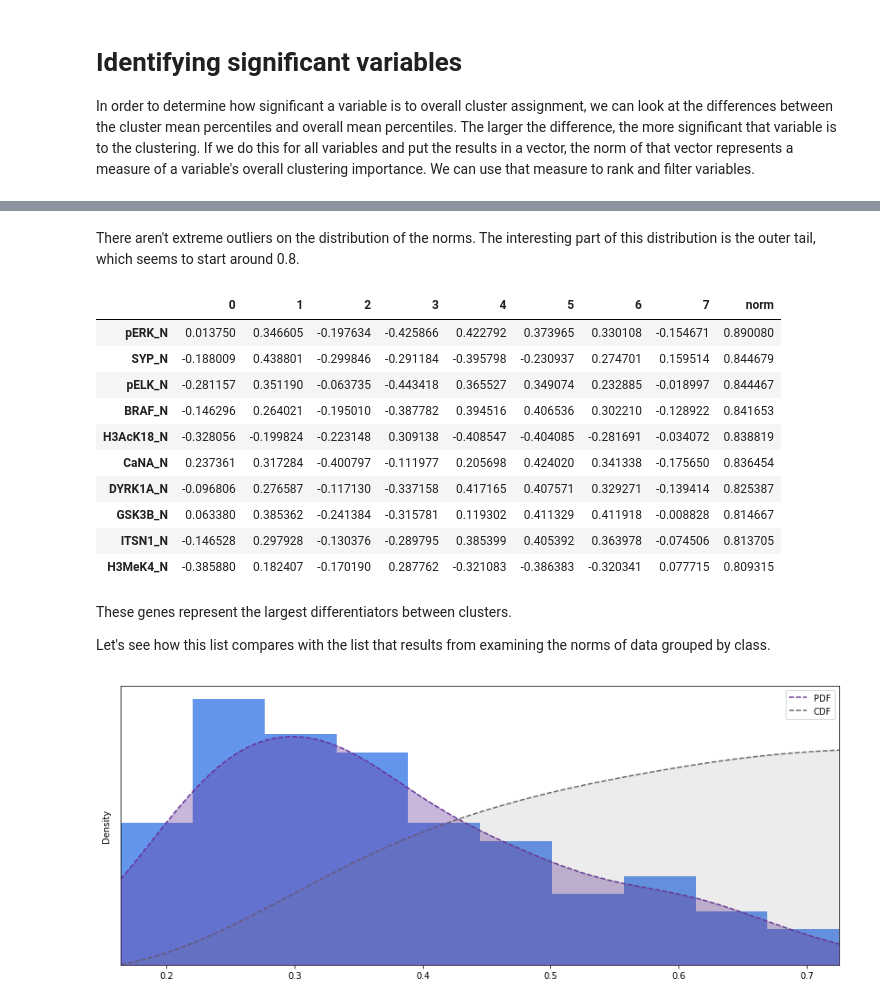
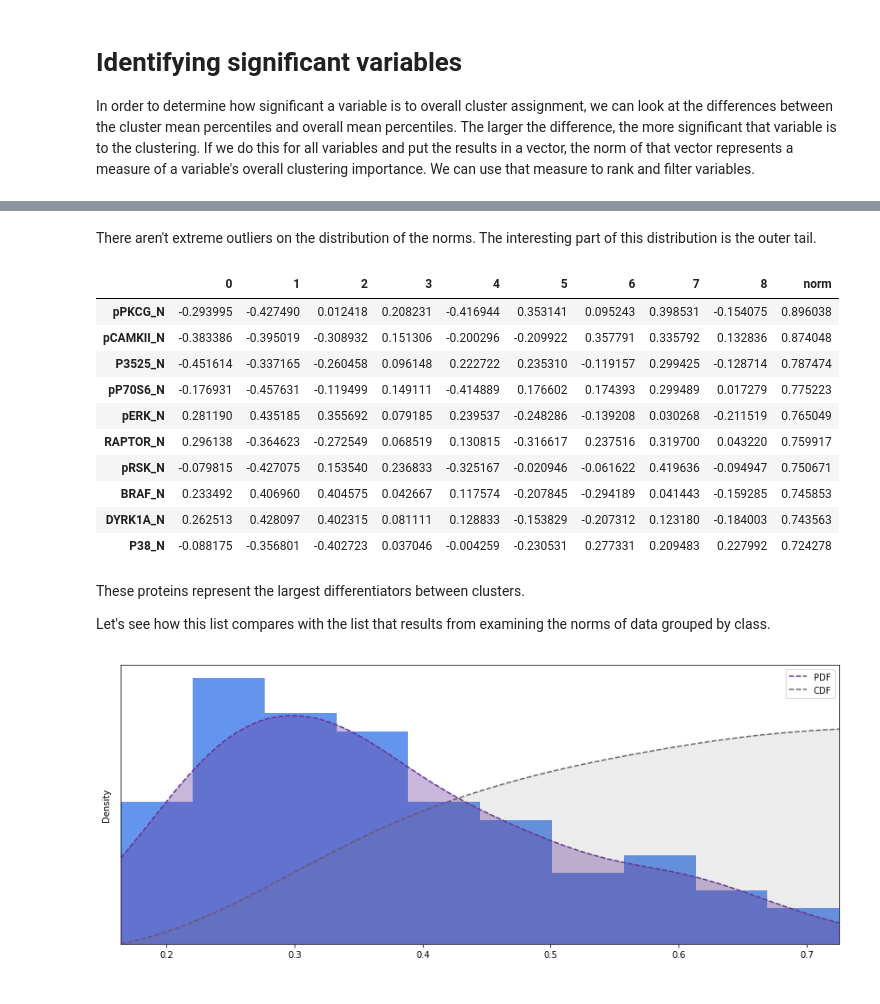
Before and after one commit to nathan-rice/exploratory-data-analysis, a Jupyter notebook: Exploratory Data Analysis in Python.ipynb, the cells around one changed output, grey strips where cells are left out. Cells and saved outputs as stored; diff of their text form; code cells hidden in the pictures.

```diff
--- a/Exploratory Data Analysis in Python.ipynb
+++ b/Exploratory Data Analysis in Python.ipynb
@@ -239,0 +414,12 @@ We already have some gene selection criteria in the form of coefficient of varia
+# %%
+ic = FastICA(n_components=8)
+ic.fit(ecdf_normalized_df)
+
+component_df = pd.DataFrame(ic.components_.transpose(), index=ecdf_normalized_df.columns)
+
+component_top_proteins = [pd.Series(c).index[:5] for c in component_df]
+normalized_component_df = component_df.apply(lambda c: pd.Series(ECDF(c)(c), index=c.index))
+
+fig = block_heatmap(normalized_component_df)
+fig.x_range = Range1d(-0.5,7.5)
+show(fig, notebook_handle=True);
@@ -246,11 +434,11 @@ def reorder_rows(fit, df):
     rows = [index_order[int(c)] for c in nx.topological_sort(clusters) if c in leaf_nodes]
     return df.loc[rows]
 
-clustered_df = ecdf_normalized_df.assign(cluster=base_sample_clusters)
+clustered_df = ecdf_normalized_df.assign(cluster=reduced_sample_clusters)
 sorted_df = reorder_rows(fit, clustered_df).sort_values("cluster")
 transpose_df = sorted_df.drop("cluster", 1).transpose()
 
-t_fit = hdbscan.HDBSCAN(min_cluster_size=5).fit(transpose_df)
+t_fit = hdbscan.HDBSCAN(min_cluster_size=5, min_samples=2, cluster_selection_method='leaf').fit(transpose_df)
 
 dimension_clusters = pd.Series(t_fit.labels_, index=transpose_df.index)
 
@@ -398,7 +522,7 @@ That separation of condition by cluster appears pretty good.  The next step is t
 # %%
 group_cluster_behavior = cluster_conditions.groupby(["cluster","Behavior"])
 
-fig, axes = plt.subplots(3, 3)
+fig, axes = plt.subplots(3, int(np.ceil(len(group_cluster_behavior) / 3)))
 
 colors = ["#ADD8E6", "#9AC7E7", "#88B6E9", "#76A5EB", "#6495ED", "#647CD8", "#6564C3", "#654BAE", "#663399"]
 
@@ -420,7 +544,7 @@ for g, a in zip_longest(group_cluster_behavior, axes.flatten()):
     a.set_xlim(0, 1)
     a.set_ylim(0, 1)
 
-fig.subplots_adjust(wspace=0.5, hspace=0.5)
+fig.subplots_adjust(wspace=0.75, hspace=0.75)
 cbar_ax = fig.add_axes([1, 0.15, 0.05, 0.7])
 fig.colorbar(res, cax=cbar_ax);
 # %% [output]
@@ -430,11 +554,11 @@ That separation is excellent.  While not all samples have been clustered, those
 
 Next let's look at how protein levels change depending on cluster membership.
 # %%
-def diff_genes(df):
+def diff_proteins(df):
     return df.apply(lambda x: x.mean() - 0.5).sort_values()
 
-clusters = list(range(base_sample_clusters.max() + 1))
-diffs = [diff_genes(sorted_df.filter(like="_N", axis=1)[sorted_df["cluster"] == i]) for i in clusters]
+clusters = list(range(reduced_sample_clusters.max() + 1))
+diffs = [diff_proteins(sorted_df.filter(like="_N", axis=1)[sorted_df["cluster"] == i]) for i in clusters]
 
 titles = ["Cluster %s" % c for c in clusters]
 plot_histogram(*diffs, title=titles);
@@ -453,22 +577,22 @@ plot_histogram(norms);
 # %% [markdown]
-There aren't extreme outliers on the distribution of the norms.  The interesting part of this distribution is the outer tail, which seems to start around 0.8.
+There aren't extreme outliers on the distribution of the norms.  The interesting part of this distribution is the outer tail.
 # %%
-high_clustered_norms = diffs_df[norms > 0.8].join(norms).sort_values('norm', ascending=False)
+high_clustered_norms = diffs_df.join(norms).sort_values('norm', ascending=False).head(n=10)
 high_clustered_norms
 # %% [output]
-|  | 0 | 1 | 2 | 3 | 4 | 5 | 6 | 7 | norm |
-| pERK_N | 0.013750 | 0.346605 | -0.197634 | -0.425866 | 0.422792 | 0.373965 | 0.330108 | -0.154671 | 0.890080 |
-| SYP_N | -0.188009 | 0.438801 | -0.299846 | -0.291184 | -0.395798 | -0.230937 | 0.274701 | 0.159514 | 0.844679 |
-| pELK_N | -0.281157 | 0.351190 | -0.063735 | -0.443418 | 0.365527 | 0.349074 | 0.232885 | -0.018997 | 0.844467 |
-| BRAF_N | -0.146296 | 0.264021 | -0.195010 | -0.387782 | 0.394516 | 0.406536 | 0.302210 | -0.128922 | 0.841653 |
-| H3AcK18_N | -0.328056 | -0.199824 | -0.223148 | 0.309138 | -0.408547 | -0.404085 | -0.281691 | -0.034072 | 0.838819 |
-| CaNA_N | 0.237361 | 0.317284 | -0.400797 | -0.111977 | 0.205698 | 0.424020 | 0.341338 | -0.175650 | 0.836454 |
-| DYRK1A_N | -0.096806 | 0.276587 | -0.117130 | -0.337158 | 0.417165 | 0.407571 | 0.329271 | -0.139414 | 0.825387 |
-| GSK3B_N | 0.063380 | 0.385362 | -0.241384 | -0.315781 | 0.119302 | 0.411329 | 0.411918 | -0.008828 | 0.814667 |
-| ITSN1_N | -0.146528 | 0.297928 | -0.130376 | -0.289795 | 0.385399 | 0.405392 | 0.363978 | -0.074506 | 0.813705 |
-| H3MeK4_N | -0.385880 | 0.182407 | -0.170190 | 0.287762 | -0.321083 | -0.386383 | -0.320341 | 0.077715 | 0.809315 |
+|  | 0 | 1 | 2 | 3 | 4 | 5 | 6 | 7 | 8 | norm |
+| pPKCG_N | -0.293995 | -0.427490 | 0.012418 | 0.208231 | -0.416944 | 0.353141 | 0.095243 | 0.398531 | -0.154075 | 0.896038 |
+| pCAMKII_N | -0.383386 | -0.395019 | -0.308932 | 0.151306 | -0.200296 | -0.209922 | 0.357791 | 0.335792 | 0.132836 | 0.874048 |
+| P3525_N | -0.451614 | -0.337165 | -0.260458 | 0.096148 | 0.222722 | 0.235310 | -0.119157 | 0.299425 | -0.128714 | 0.787474 |
+| pP70S6_N | -0.176931 | -0.457631 | -0.119499 | 0.149111 | -0.414889 | 0.176602 | 0.174393 | 0.299489 | 0.017279 | 0.775223 |
+| pERK_N | 0.281190 | 0.435185 | 0.355692 | 0.079185 | 0.239537 | -0.248286 | -0.139208 | 0.030268 | -0.211519 | 0.765049 |
+| RAPTOR_N | 0.296138 | -0.364623 | -0.272549 | 0.068519 | 0.130815 | -0.316617 | 0.237516 | 0.319700 | 0.043220 | 0.759917 |
+| pRSK_N | -0.079815 | -0.427075 | 0.153540 | 0.236833 | -0.325167 | -0.020946 | -0.061622 | 0.419636 | -0.094947 | 0.750671 |
+| BRAF_N | 0.233492 | 0.406960 | 0.404575 | 0.042667 | 0.117574 | -0.207845 | -0.294189 | 0.041443 | -0.159285 | 0.745853 |
+| DYRK1A_N | 0.262513 | 0.428097 | 0.402315 | 0.081111 | 0.128833 | -0.153829 | -0.207312 | 0.123180 | -0.184003 | 0.743563 |
+| P38_N | -0.088175 | -0.356801 | -0.402723 | 0.037046 | -0.004259 | -0.230531 | 0.277331 | 0.209483 | 0.227992 | 0.724278 |
 # %% [markdown]
-These genes represent the largest differentiators between clusters.
+These proteins represent the largest differentiators between clusters.
 
 Let's see how this list compares with the list that results from examining the norms of data grouped by class.
 # %%
```
Also changed, not shown: parts of 54 cells of this notebook, 1 other file.
